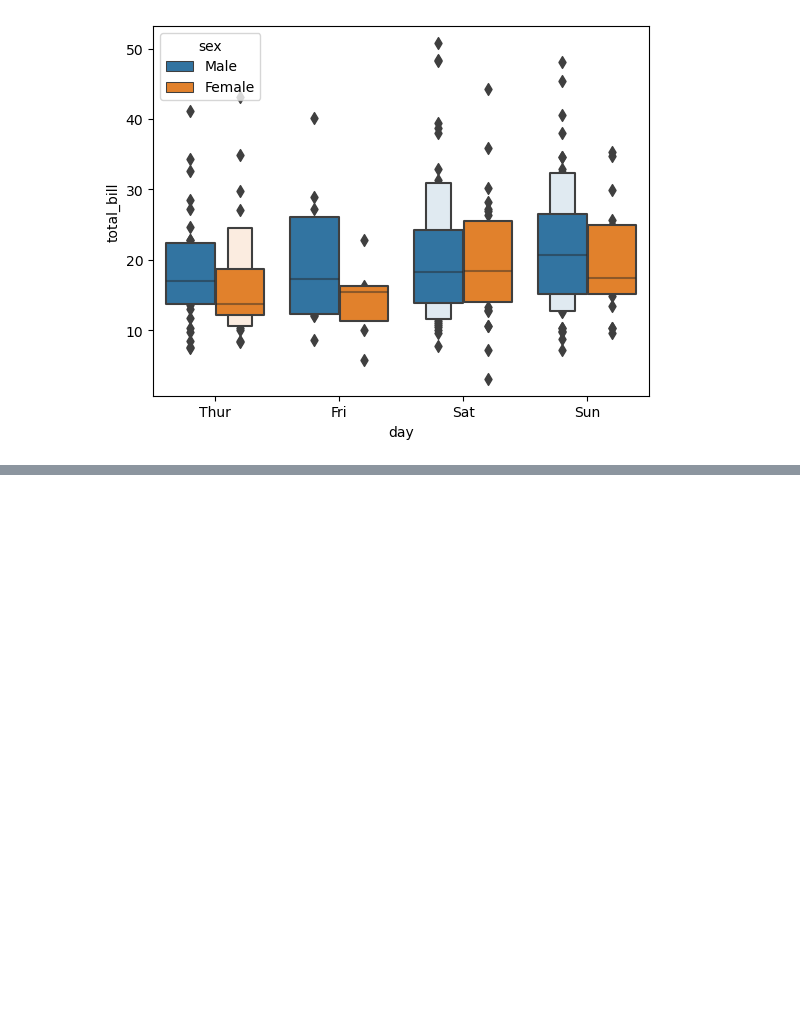
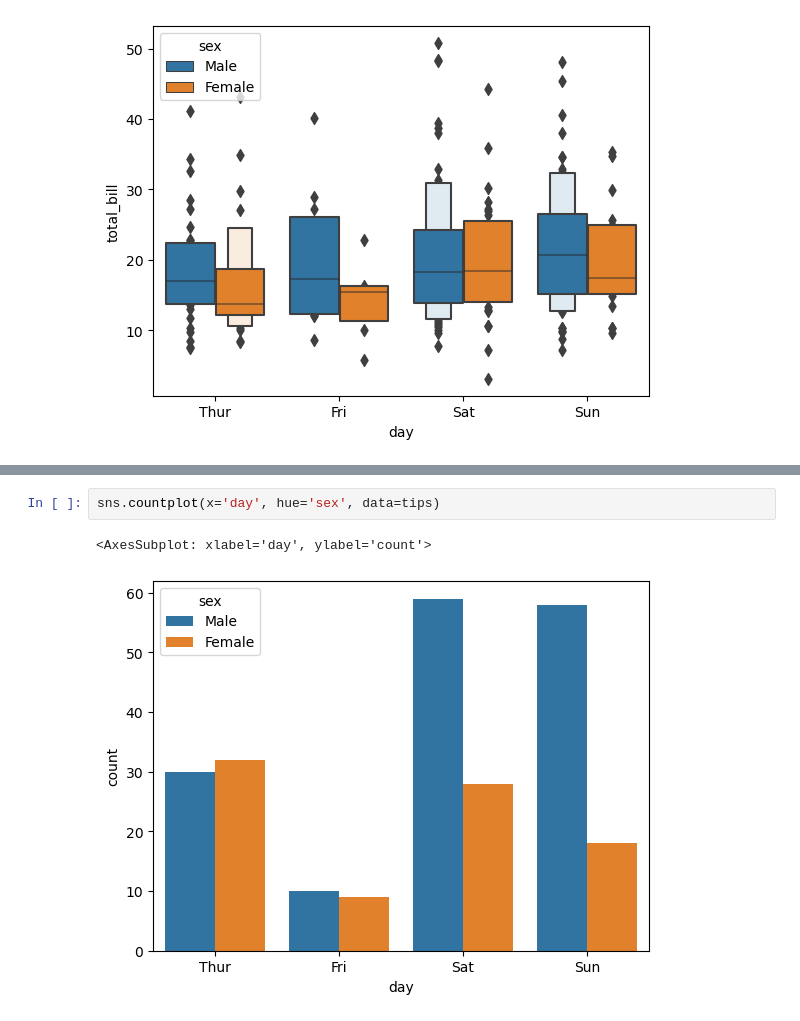
Before and after one commit to rahcusa/data-science-from-scratch-part1, a Jupyter notebook: Section 5 - Seaborn - part 2 - Categorical plots.ipynb, the cells around one changed output, grey strips where cells are left out. Cells and saved outputs as stored; diff of their text form; blank space fills up the shorter version.

```diff
--- a/Section 5 - Seaborn - part2.ipynb
+++ b/Section 5 - Seaborn - part 2 - Categorical plots.ipynb
@@ -137,0 +167,5 @@ sns.boxenplot(x='day', y='total_bill', data=tips, hue='sex')
+# %%
+sns.countplot(x='day', hue='sex', data=tips)
+# %% [output]
+<AxesSubplot: xlabel='day', ylabel='count'>
+[figure, added]
```
Also changed, not shown: parts of 13 cells of this notebook.
